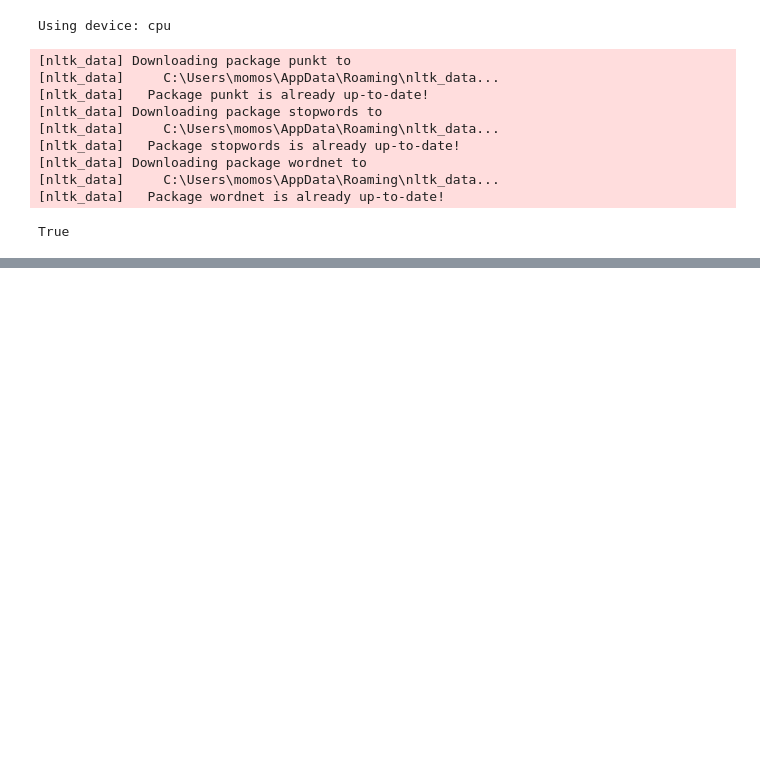
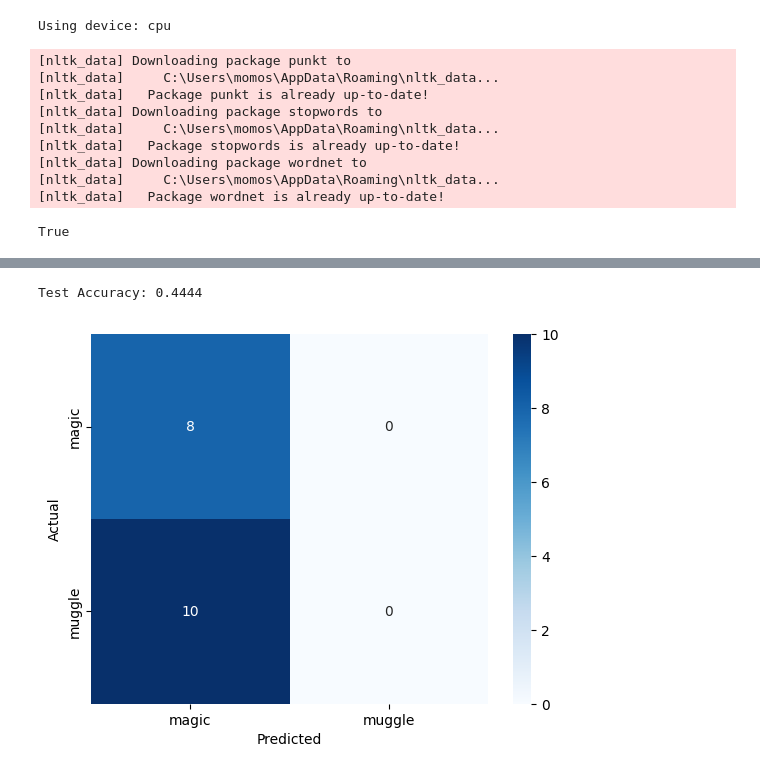
Before and after one commit to AltaafAlly/NLP-Labs, a Jupyter notebook: Lab-1/lab1.ipynb, the cells around one changed output, grey strips where cells are left out. Drawn from its saved outputs; the diff is of its cells as text; code cells hidden in the pictures; blank space fills up the shorter version.

```diff
--- a/Lab-1/lab1.ipynb
+++ b/Lab-1/lab1.ipynb
@@ -345,0 +437,13 @@ Test Accuracy: 0.0667
+# %%
+# Create and process synthetic dataset for classification (with stop)
+data = create_synthetic_dataset()
+label_to_index = {"magic": 0, "muggle": 1}
+index_to_label = {v: k for k, v in label_to_index.items()}
+X, y = prepare_features_and_labels(data, loaded_model_with_stop, word_to_index_with_stop, label_to_index)
+# %%
+# Split data and evaluate classifier (with stop)
+X_train, X_test, y_train, y_test = train_test_split(X, y, test_size=0.3, random_state=42)
+train_and_evaluate_classifier(X_train, y_train, X_test, y_test, index_to_label)
+# %% [output]
+Test Accuracy: 0.4444
+[figure, added]
```
Also changed, not shown: parts of 14 cells of this notebook, 3 other files.
